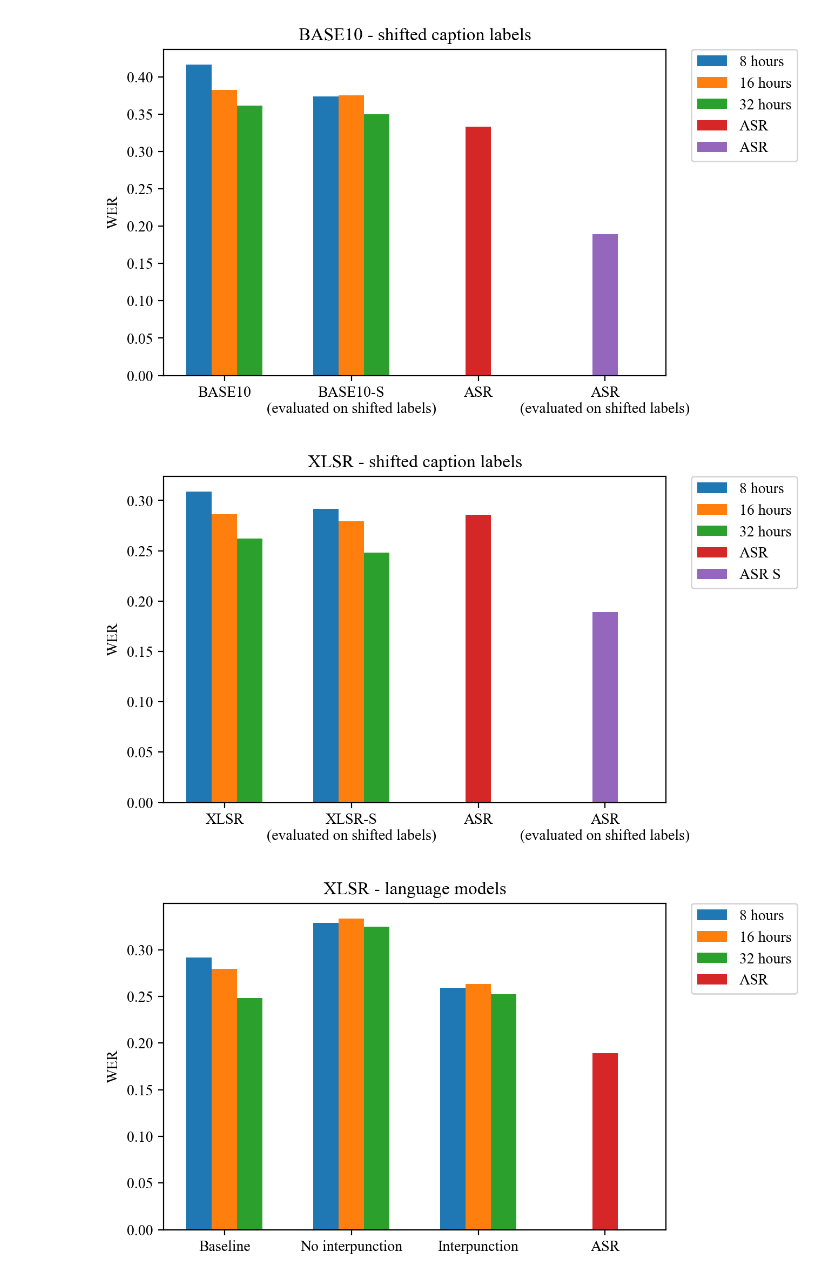
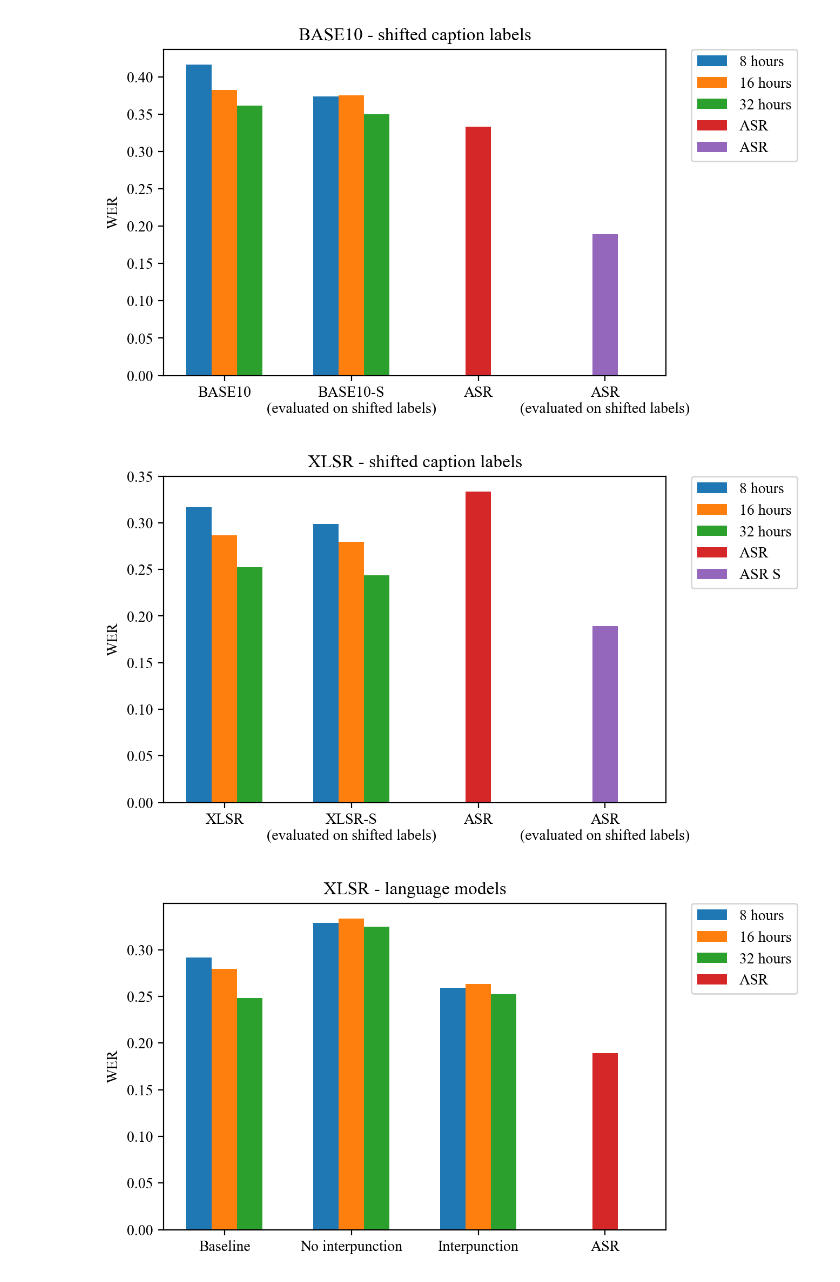
Before and after one commit to Thomaskolb/bsc-thesis, a Jupyter notebook: scripts/results/thesis-results.ipynb, the cells around one changed output. Drawn from its saved outputs; the diff is of its cells as text; code cells hidden in the pictures.

```diff
--- a/scripts/results/thesis-results.ipynb
+++ b/scripts/results/thesis-results.ipynb
@@ -302,37 +302,37 @@ plt.show()
 # %%
 # c2tempdata
 data = {
-        '8 hours': [0.3086926077823347, 0.2917850120166048, 0, 0],
-        '16 hours': [0.2864859457837351, 0.27933143980773434, 0, 0],
-        '32 hours': [0.26217865359607884, 0.24819750928555823, 0, 0]
+        '8 hours': [0.3166950085025508, 0.2989949748743719, 0, 0],
+        '16 hours': [0.28678603581074325, 0.27954992353069696, 0, 0],
+        '32 hours': [0.25237571271381415, 0.2436093511033428, 0, 0]
        }
 
 labels = ['XLSR', 'XLSR-S\n(evaluated on shifted labels)', 'ASR', 'ASR\n(evaluated on shifted labels)']
 colors = ['r', 'g', 'b']
 x = np.arange(len(labels))
 width = 0.2
 
 fig, ax = plt.subplots()
 
 for i, key in enumerate(data):
     offsets = x - width + (i*width)
     ax.bar(offsets, data[key], width, label=key)
 
 # for i, key in enumerate(data_asr):
 #     offsets = x - width + (i*width)
 #     ax.bar(offsets, data_asr[key], width, label=key)
 
 ax.bar([2, 0, 0, 0], [0.3334000200060018, 0, 0, 0], width, label='ASR')
 ax.bar([3, 0, 0, 0], [0.18898842036268299, 0, 0, 0], width, label='ASR S')
 
 ax.set_ylabel('WER')
 ax.set_title('XLSR - shifted caption labels')
 ax.set_xticks(x, labels)
 ax.legend(bbox_to_anchor=(1.05, 1), loc='upper left', borderaxespad=0.)
 
 plt.show()
 # %% [output]
-[figure, old version]
+[figure, new version]
 # %%
 # ctc2tempdata
 data = {
```
Also changed, not shown: 3 other files.
